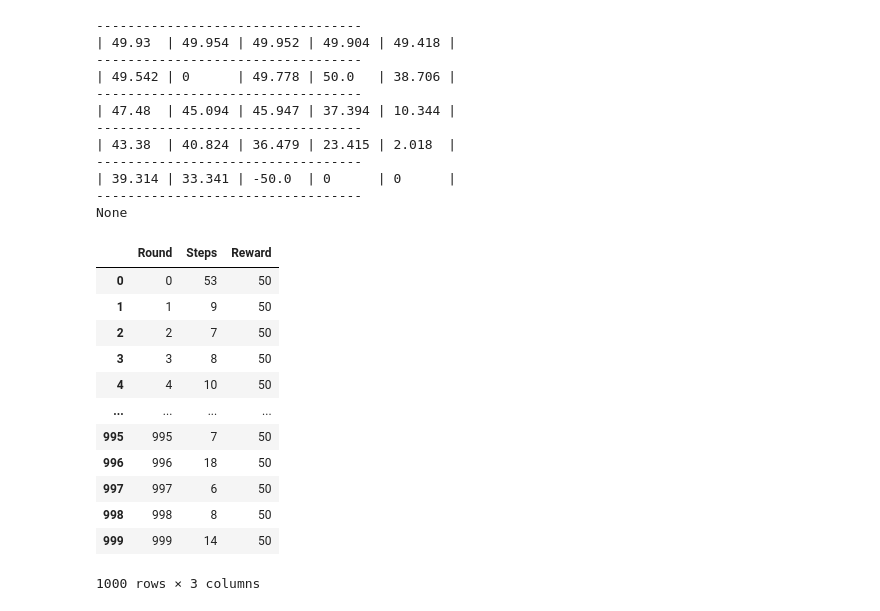
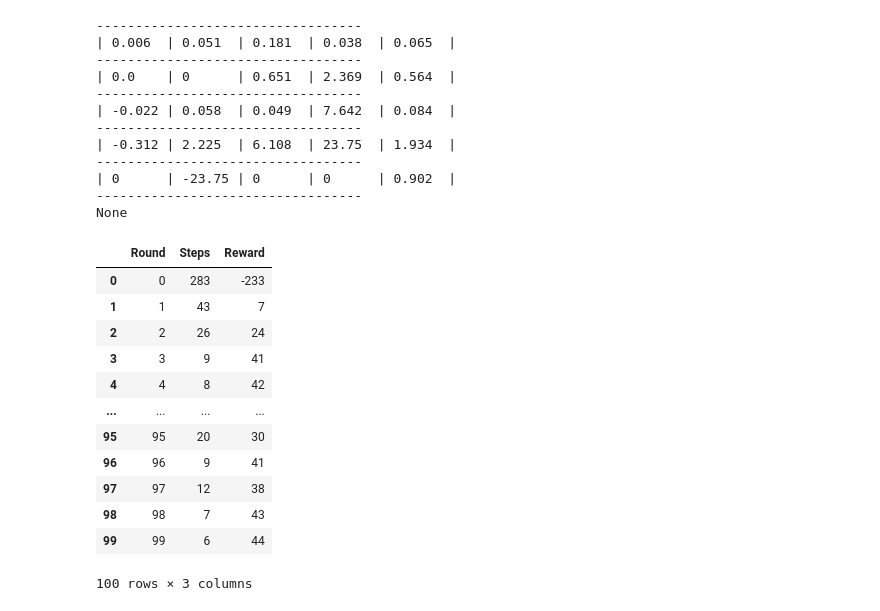
Before and after one commit to brysonbarth/AI_801_Group2, a Jupyter notebook: Grid_World_Notebook.ipynb, the cells around one changed output. Saved outputs shown, nothing was run; the diff lists cells and outputs as text; code cells hidden in the pictures.

```diff
--- a/Grid_World_Notebook.ipynb
+++ b/Grid_World_Notebook.ipynb
@@ -8,9 +8,10 @@ import matplotlib.pyplot as plt
 # global variables
 BOARD_ROWS = 5
 BOARD_COLS = 5
-WIN_STATE = (1, 3)
-LOSE_STATE = (4, 2)
-START = (2, 0)
+WIN_STATE = (3, 3)
+LOSE_STATE = (1, 1)
+LOSE_STATE_B = (4,1)
+START = (0, 0)
 DETERMINISTIC = True
 # %%
 
@@ -27,11 +28,13 @@ class State:
             return 50
         elif self.state == LOSE_STATE:
             return -50
+        elif self.state == LOSE_STATE_B:
+            return -50
         else:
-            return 0
+            return -1
 
     def isEndFunc(self):
-        if (self.state == WIN_STATE) or (self.state == LOSE_STATE):
+        if (self.state == WIN_STATE) or (self.state == LOSE_STATE) or (self.state == LOSE_STATE_B):
             self.isEnd = True
 
     def nxtPosition(self, action):
@@ -75,6 +78,7 @@ class State:
             print(out)
         print('-----------------')
 # %%
+
 
 # Agent of player
 
@@ -86,6 +90,8 @@ class Agent:
         self.State = State()
         self.lr = 0.2
         self.exp_rate = 0.3
+        self.prob=0.25
+        self.disc_fact=0.9
 
         # initial state reward
         self.state_values = {}
@@ -118,30 +124,33 @@ class Agent:
         self.states = []
         self.State = State()
 
-    def play(self, rounds=10):
+    def play(self, rounds=10, theta=0.001):
         i = 0
         steps = 0
+        cum_reward = 0
         self.step_reward_df = pd.DataFrame( columns=['Round','Steps','Reward'])
-        df = pd.DataFrame( columns=['Round','Steps','Reward'])
         while i < rounds:
             # to the end of game back propagate reward
             if self.State.isEnd:
                 # back propagate
                 reward = self.State.giveReward()
+                cum_reward = cum_reward + self.State.giveReward()
                 # explicitly assign end state to reward values
                 self.state_values[self.State.state] = reward  # this is optional
-
-                self.step_reward_df.loc[len(self.step_reward_df.index)] = [i, steps, reward]
+                #print(cum_reward)
+                self.step_reward_df.loc[len(self.step_reward_df.index)] = [i, steps, cum_reward]
                 #self.step_reward_df.append(df)
                 #print("Game End Reward", reward)
                 for s in reversed(self.states):
-                    reward = self.state_values[s] + self.lr * (reward - self.state_values[s])
+                    reward = self.prob * (reward + (self.disc_fact * self.state_values[s]))
                     self.state_values[s] = round(reward, 3)
                 self.reset()
                 i += 1
                 steps = 0
+                cum_reward = 0
             else:
                 steps += 1
+                cum_reward = cum_reward + self.State.giveReward()
                 action = self.chooseAction()
                 # append trace
                 self.states.append(self.State.nxtPosition(action))
@@ -150,6 +159,8 @@ class Agent:
                 self.State = self.takeAction(action)
                 # mark is end
                 self.State.isEndFunc()
+
+                #print(cum_reward)
                 #print("nxt state", self.State.state)
                 #print("---------------------")
 
@@ -164,40 +175,40 @@ class Agent:
 # %%
 if __name__ == "__main__":
     ag = Agent()
-    ag.play(1000)
+    ag.play(100)
     print(ag.showValues())
     values= ag.state_values
     step_reward_df = ag.step_reward_df
 df = pd.DataFrame.from_dict(values, orient='index')
 df[['row','column']] = df.index.values.tolist()
 df = df.set_index(['row','column'])[0].unstack()
 step_reward_df
 # %% [output]
 ----------------------------------
-| 49.93  | 49.954 | 49.952 | 49.904 | 49.418 |
+| 0.006  | 0.051  | 0.181  | 0.038  | 0.065  |
 ----------------------------------
-| 49.542 | 0      | 49.778 | 50.0   | 38.706 |
+| 0.0    | 0      | 0.651  | 2.369  | 0.564  |
 ----------------------------------
-| 47.48  | 45.094 | 45.947 | 37.394 | 10.344 |
+| -0.022 | 0.058  | 0.049  | 7.642  | 0.084  |
 ----------------------------------
-| 43.38  | 40.824 | 36.479 | 23.415 | 2.018  |
+| -0.312 | 2.225  | 6.108  | 23.75  | 1.934  |
 ----------------------------------
-| 39.314 | 33.341 | -50.0  | 0      | 0      |
+| 0      | -23.75 | 0      | 0      | 0.902  |
 ----------------------------------
 None
 |  | Round | Steps | Reward |
-| 0 | 0 | 53 | 50 |
-| 1 | 1 | 9 | 50 |
-| 2 | 2 | 7 | 50 |
-| 3 | 3 | 8 | 50 |
-| 4 | 4 | 10 | 50 |
+| 0 | 0 | 283 | -233 |
+| 1 | 1 | 43 | 7 |
+| 2 | 2 | 26 | 24 |
+| 3 | 3 | 9 | 41 |
+| 4 | 4 | 8 | 42 |
 | ... | ... | ... | ... |
-| 995 | 995 | 7 | 50 |
-| 996 | 996 | 18 | 50 |
-| 997 | 997 | 6 | 50 |
-| 998 | 998 | 8 | 50 |
-| 999 | 999 | 14 | 50 |
+| 95 | 95 | 20 | 30 |
+| 96 | 96 | 9 | 41 |
+| 97 | 97 | 12 | 38 |
+| 98 | 98 | 7 | 43 |
+| 99 | 99 | 6 | 44 |
-1000 rows × 3 columns
+100 rows × 3 columns
 # %%
 # Define the plot
 fig, ax = plt.subplots(figsize=(13,7))
```
Also changed, not shown: parts of 3 cells of this notebook, 4 other files.
